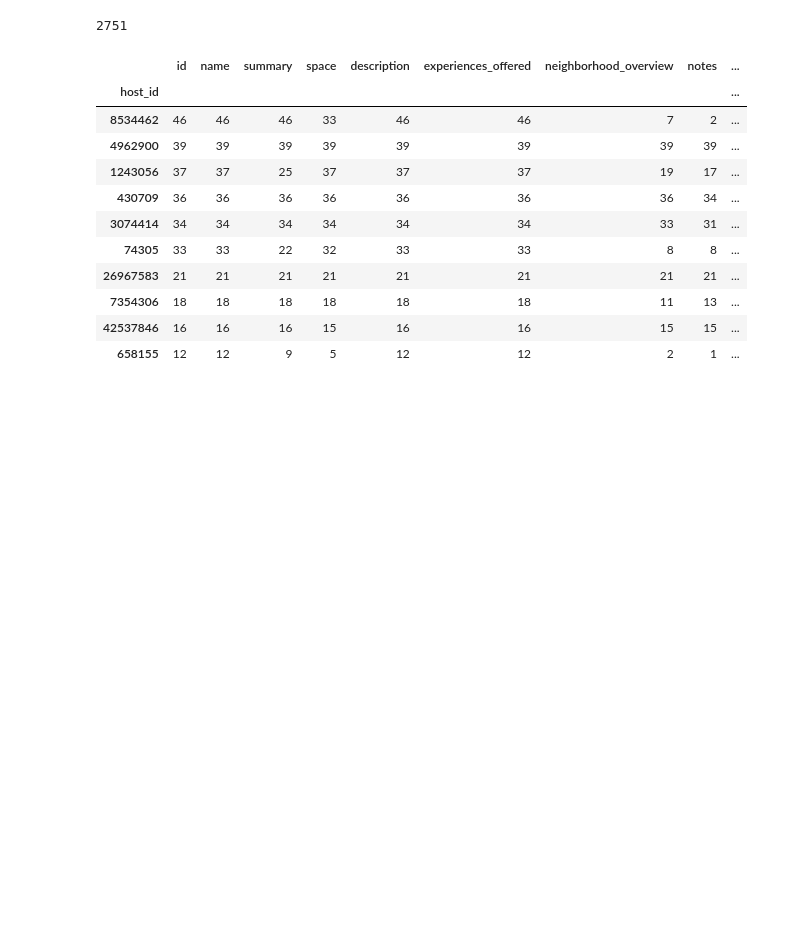
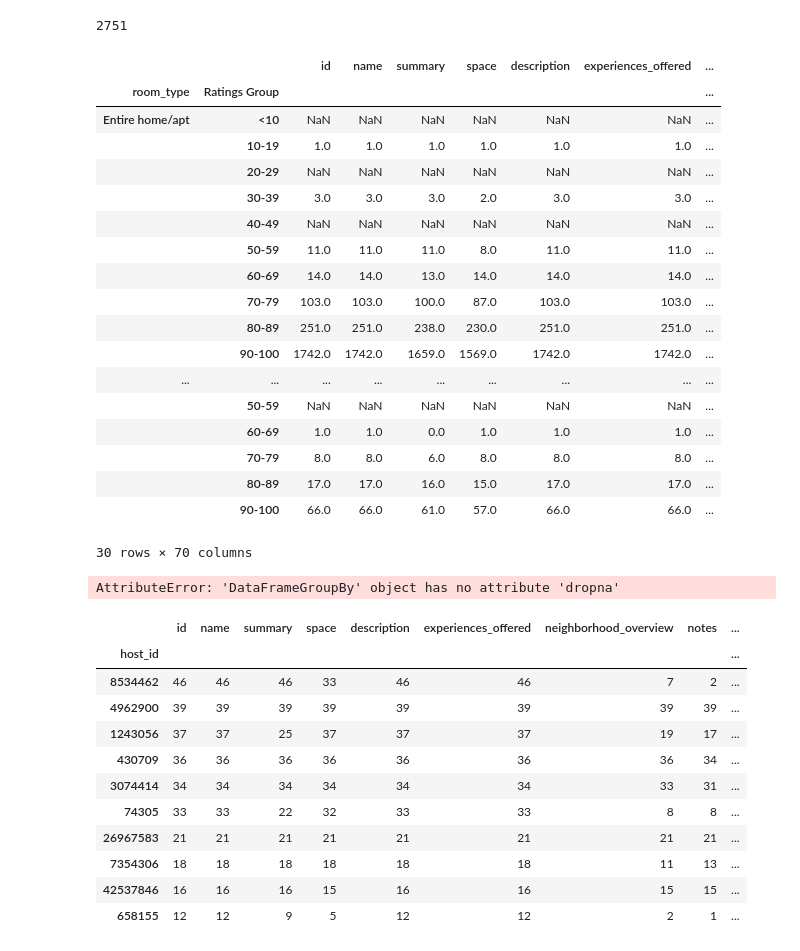
Before and after one commit to caiti326/GroupProject1, a Jupyter notebook: Group6_Proj1-Copy1.ipynb, the cells around one changed output. Saved outputs shown, nothing was run; the diff lists cells and outputs as text; code cells hidden in the pictures; blank space fills up the shorter version.

```diff
--- a/Group6_Proj1-Copy1.ipynb
+++ b/Group6_Proj1-Copy1.ipynb
@@ -152,6 +152,34 @@ Name: price, dtype: float64
 initial_df["host_id"].nunique()
 # %% [output]
 2751
+# %%
+
+ratings_type_df=initial_df.groupby(["room_type","Ratings Group"])
+ratings_type_df.count()
+# %% [output]
+|  |  | id | name | summary | space | description | experiences_offered | ... |
+| room_type | Ratings Group |  |  |  |  |  |  | ... |
+| Entire home/apt | <10 | NaN | NaN | NaN | NaN | NaN | NaN | ... |
+|  | 10-19 | 1.0 | 1.0 | 1.0 | 1.0 | 1.0 | 1.0 | ... |
+|  | 20-29 | NaN | NaN | NaN | NaN | NaN | NaN | ... |
+|  | 30-39 | 3.0 | 3.0 | 3.0 | 2.0 | 3.0 | 3.0 | ... |
+|  | 40-49 | NaN | NaN | NaN | NaN | NaN | NaN | ... |
+|  | 50-59 | 11.0 | 11.0 | 11.0 | 8.0 | 11.0 | 11.0 | ... |
+|  | 60-69 | 14.0 | 14.0 | 13.0 | 14.0 | 14.0 | 14.0 | ... |
+|  | 70-79 | 103.0 | 103.0 | 100.0 | 87.0 | 103.0 | 103.0 | ... |
+|  | 80-89 | 251.0 | 251.0 | 238.0 | 230.0 | 251.0 | 251.0 | ... |
+|  | 90-100 | 1742.0 | 1742.0 | 1659.0 | 1569.0 | 1742.0 | 1742.0 | ... |
+| ... | ... | ... | ... | ... | ... | ... | ... | ... |
+|  | 50-59 | NaN | NaN | NaN | NaN | NaN | NaN | ... |
+|  | 60-69 | 1.0 | 1.0 | 0.0 | 1.0 | 1.0 | 1.0 | ... |
+|  | 70-79 | 8.0 | 8.0 | 6.0 | 8.0 | 8.0 | 8.0 | ... |
+|  | 80-89 | 17.0 | 17.0 | 16.0 | 15.0 | 17.0 | 17.0 | ... |
+|  | 90-100 | 66.0 | 66.0 | 61.0 | 57.0 | 66.0 | 66.0 | ... |
+30 rows × 70 columns
+# %%
+clean_ratings=ratings_type_df.dropna(columng="id")
+# %% [output]
+AttributeError: 'DataFrameGroupBy' object has no attribute 'dropna'
 # %%
 #Market saturation by hosts... Bar chart- top 10 host IDs
 #Marker map of top 10 hosts vs total property map
```
